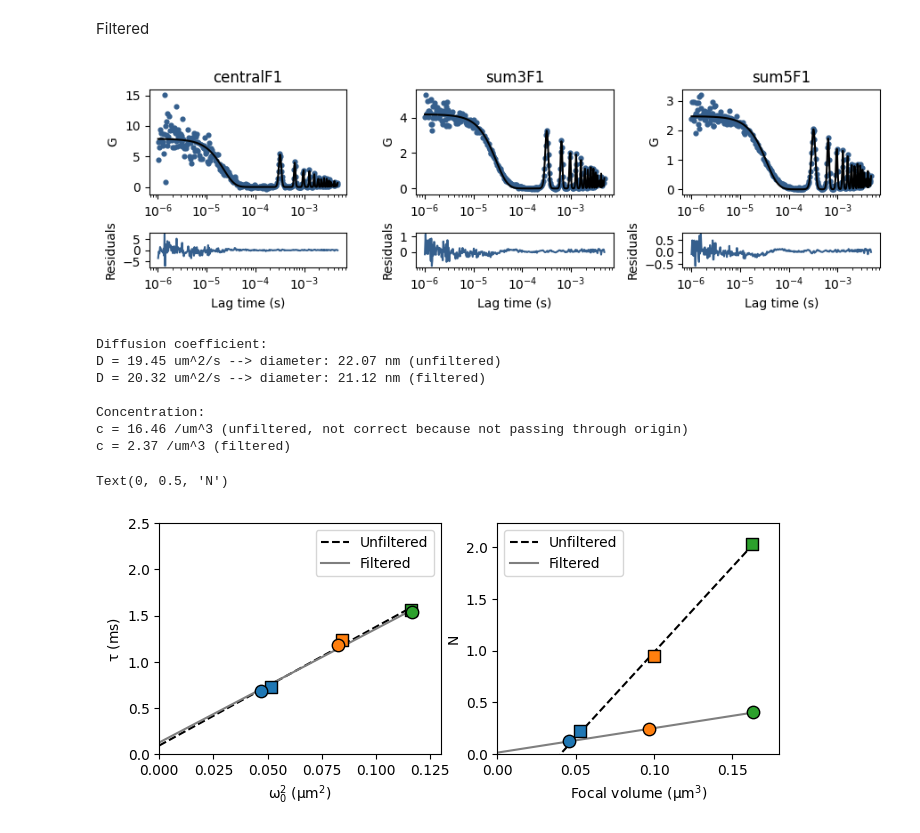
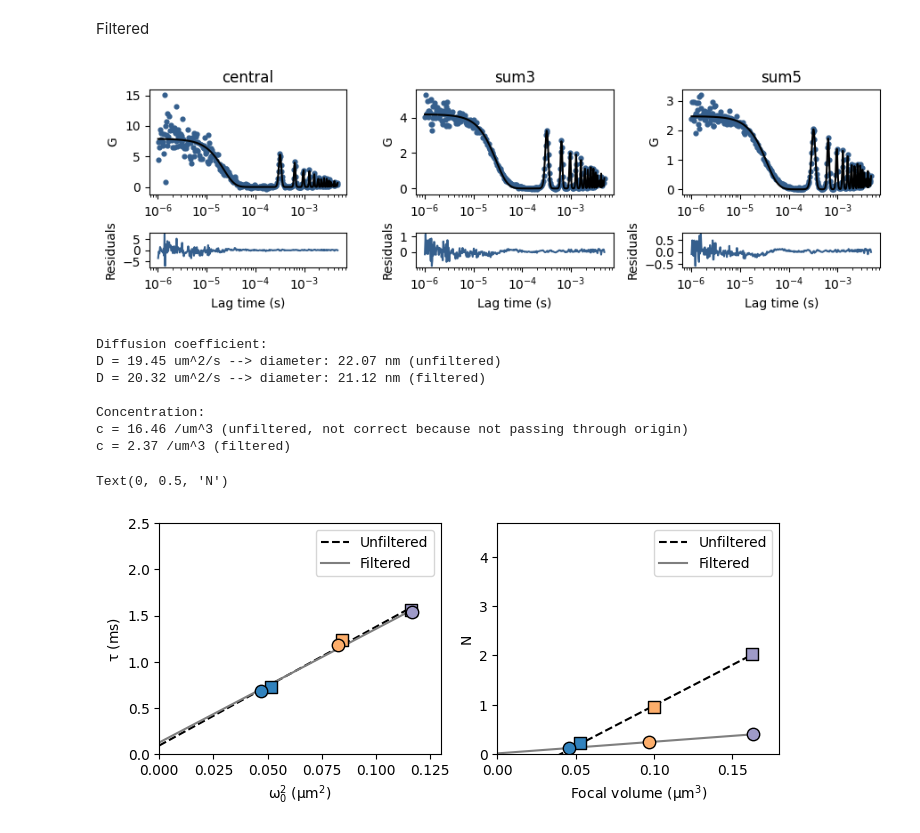
Before and after one commit to VicidominiLab/BrightEyes-FFS, a Jupyter notebook: example_notebooks/03_Example_FLFS.ipynb, the cells around one changed output. Drawn from its saved outputs; the diff is of its cells as text; code cells hidden in the pictures.

```diff
--- a/example_notebooks/03_Example_FLFS.ipynb
+++ b/example_notebooks/03_Example_FLFS.ipynb
@@ -190,25 +213,28 @@ w0 = [220e-9, 290e-9, 340e-9] # w0 for central, sum3, sum5
 fit_range = [1e-6, 5e-3] # fit range in s
 
 fitresultsraw = []
-Glist = ["central", "sum3", "sum5", "centralF1", "sum3F1", "sum5F1"]
+Glist = ["central", "sum3", "sum5"]
 
-Gexp, tau, Gstd = G.get_av_corrs(Glist, av='_average')
+Gexp, tau, Gstd = G.get_av_corrs(Glist, good_chunks_only=False)
 
 fitarray = np.array([1, 1, 1, 0, 0, 0, 0]) # Fit N, tauD, w0. Keep SF, radius, period and offset fixed.
-fitresults = np.zeros((len(Glist), len(fitarray))) # store fitted values here
+fitresults = np.zeros((len(Glist)*(G.n_filters+1), len(fitarray))) # store fitted values here
 
-for k in range(len(Glist)):
-    # fit settings
-    [dummy, start] = find_nearest(tau,fit_range[0])
-    [dummy, stop] = find_nearest(tau,fit_range[1])
-    paramStart = np.array([amp[np.mod(k, 3)], 2.4, 300e-9, SF[np.mod(k, 3)], 0.5e-6, 320e-6, 0]) #  [N, tauD, w, SF, Rcirc, Tcirc, offset]
-    paramMin = np.array([0, 5e-6, 100e-9, 3, 0, 0, -1])
-    paramMax = np.array([1e6, 10, 10000e-9, 6, 10, 10, 1])
+it = 0
+for l in range(G.n_filters+1):
+    for k in range(len(Glist)):
+        # fit settings
+        [dummy, start] = find_nearest(tau,fit_range[0])
+        [dummy, stop] = find_nearest(tau,fit_range[1])
+        paramStart = np.array([amp[np.mod(k, 3)], 2.4, 300e-9, SF[np.mod(k, 3)], 0.5e-6, 320e-6, 0]) #  [N, tauD, w, SF, Rcirc, Tcirc, offset]
+        paramMin = np.array([0, 5e-6, 100e-9, 3, 0, 0, -1])
+        paramMax = np.array([1e6, 10, 10000e-9, 6, 10, 10, 1])
 
-    # perform fit
-    fitresult = fcs_fit(Gexp[start:stop, k],  tau[start:stop], 'fitfun_circfcs', fitarray, paramStart, paramMin, paramMax, plotInfo=-1)
-    fitresultsraw.append(fitresult)
-    fitresults[k, :] = fitresult.x
+        # perform fit
+        fitresult = fcs_fit(Gexp[start:stop, k, l],  tau[start:stop], 'fitfun_circfcs', fitarray, paramStart, paramMin, paramMax, plotInfo=-1)
+        fitresultsraw.append(fitresult)
+        fitresults[it, :] = fitresult.x
+        it += 1
 # %% [markdown]
 Unfiltered
 # %%
@@ -218,10 +244,11 @@ plot_corrs_fit(Gexp[start:stop,0:3], tau[start:stop], Glist[0:3],fitresultsraw)
 # %% [markdown]
 Filtered
 # %%
-plot_corrs_fit(Gexp[start:stop,3:6], tau[start:stop], Glist[3:6],fitresultsraw[3:6])
+plot_corrs_fit(Gexp[start:stop,:,1], tau[start:stop], Glist, fitresultsraw[3:6])
 # %% [output]
-[figure, old version]
+[figure, new version]
 # %%
+cmap = 'tab20c'
 f, axs = plt.subplots(1, 2, figsize=(8,3))
 
 # -------------------- Diffusion time --------------------
@@ -238,7 +265,8 @@ print(f"D = {D:.2f} um^2/s --> diameter: {1e9*stokes_einstein(1e-12 * D):.2f} nm
 
 axs[0].plot(xfit, yfit, '--', color='k', label='Unfiltered', zorder=1)
 for i in range(3):
-    axs[0].scatter(w2[i], fitresults[i,1], marker='s', color='C'+str(i), edgecolors='k', s=80, zorder=2)
+    color = color_from_map(i, 0, len(list_of_g_out), cmap)
+    axs[0].scatter(w2[i], fitresults[i,1], marker='s', color=color, edgecolors='k', s=80, zorder=2)
 
 # Filtered
 w2F = 1e12*fitresults[3:6,2]**2
@@ -251,7 +279,8 @@ print(f"D = {D:.2f} um^2/s --> diameter: {1e9*stokes_einstein(1e-12 * D):.2f} nm
 
 axs[0].plot(xfit, yfit, '-', color='C7', label='Filtered', zorder=1)
 for i in range(3):
-    axs[0].scatter(w2F[i], fitresults[i+3,1], color='C'+str(i), s=80, edgecolors='k', zorder=2)
+    color = color_from_map(i, 0, len(list_of_g_out), cmap)
+    axs[0].scatter(w2F[i], fitresults[i+3,1], color=color, s=80, edgecolors='k', zorder=2)
 
 axs[0].axis([0, 0.13, 0, 2.5])
 axs[0].set_xlabel(r'$\omega_0^2$ $(µm^2)$')
@@ -264,7 +293,8 @@ axs[0].legend()
 # Unfiltered
 vol = 1e18 * fitresults[0:3,2]**3 * SF
 for i in range(3):
-    axs[1].scatter(vol[i], fitresults[i,0], marker='s', color='C'+str(i), edgecolors='k', s=80, zorder=2)
+    color = color_from_map(i, 0, len(list_of_g_out), cmap)
+    axs[1].scatter(vol[i], fitresults[i,0], marker='s', color=color, edgecolors='k', s=80, zorder=2)
 
 linfit = np.polyfit(vol, fitresults[0:3,0], 1)
 xfit = np.array([0, np.max(vol)])
@@ -276,32 +306,33 @@ print('Concentration:')
 print(f"c = {c:.2f} /um^3 (unfiltered, not correct because not passing through origin)")
 
 axs[1].plot(xfit, yfit, '--', color='k', label='Unfiltered', zorder=1)
 
 # filtered
 volF = 1e18 * fitresults[3:6,2]**3 * SF
 for i in range(3):
-    axs[1].scatter(volF[i], fitresults[i+3,0], color="C"+str(i), s=80, edgecolors='k', zorder=2)
+    color = color_from_map(i, 0, len(list_of_g_out), cmap)
+    axs[1].scatter(volF[i], fitresults[i+3,0], color=color, s=80, edgecolors='k', zorder=2)
 
 linfit = np.polyfit(volF, fitresults[3:6,0], 1)
 xfit = np.array([0, np.max(volF)])
 yfit = linfit[0] * xfit + linfit[1]
 
 c = linfit[0]
 print(f"c = {c:.2f} /um^3 (filtered)")
 
 axs[1].plot(xfit, yfit, '-', color='C7', label='Filtered', zorder=1)
 axs[1].legend()
 
 axs[1].axis([0, 0.18, 0, np.max(fitresults[:,0])*1.1])
 axs[1].set_xlabel(r'$Focal$ $volume$ $(µm^3)$')
 axs[1].set_ylabel('N')
 # %% [output]
 Diffusion coefficient:
 D = 19.45 um^2/s --> diameter: 22.07 nm (unfiltered)
 D = 20.32 um^2/s --> diameter: 21.12 nm (filtered)
 
 Concentration:
 c = 16.46 /um^3 (unfiltered, not correct because not passing through origin)
 c = 2.37 /um^3 (filtered)
 Text(0, 0.5, 'N')
-[figure, old version]
+[figure, new version]
```
Also changed, not shown: parts of 8 cells of this notebook, 4 other files.
